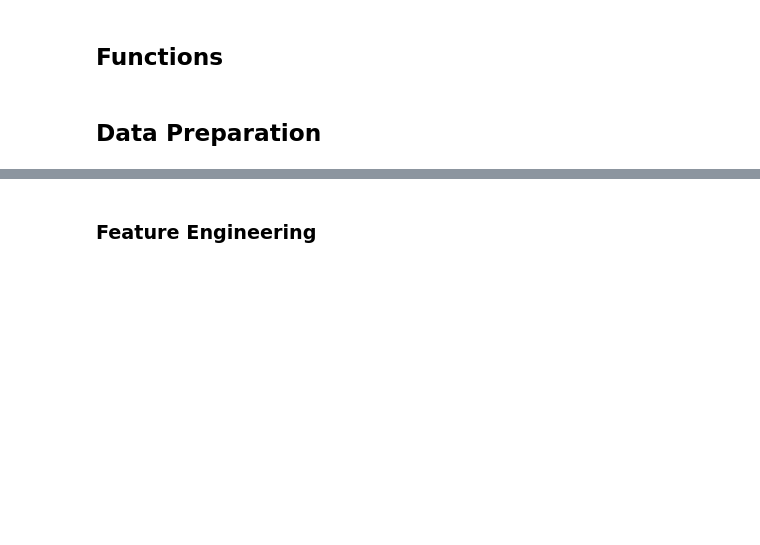
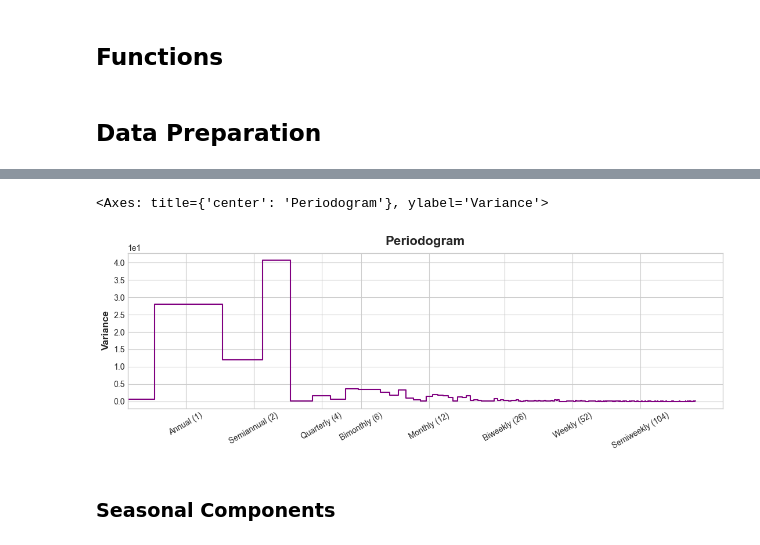
Before and after one commit to OnurKerimoglu/stocks_forecasting, a Jupyter notebook: nb/poc_separate_models.ipynb, the cells around one changed output, grey strips where cells are left out. Drawn from its saved outputs; the diff is of its cells as text; code cells hidden in the pictures; blank space fills up the shorter version.

```diff
--- a/nb/poc_separate_models.ipynb
+++ b/nb/poc_separate_models.ipynb
@@ -168,4 +223,5 @@ y_resid.plot()
 # %%
-plot_periodogram(y-y_pred, detrend='constant')
+plot_periodogram(y_detrended, detrend='constant')
+# %% [output]
+<Axes: title={'center': 'Periodogram'}, ylabel='Variance'>
+[figure, added]
-# %% [markdown]
-### Feature Engineering
@@ -173,0 +228,2 @@ df.drop(columns=['Close'], inplace=True)
+# %% [markdown]
+### Seasonal Components
```
Also changed, not shown: parts of 31 cells of this notebook.
